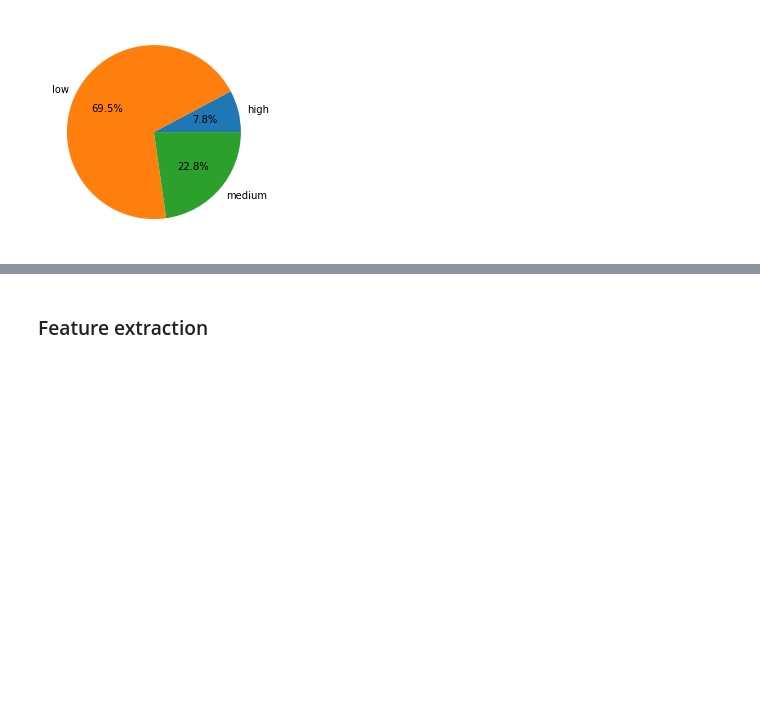
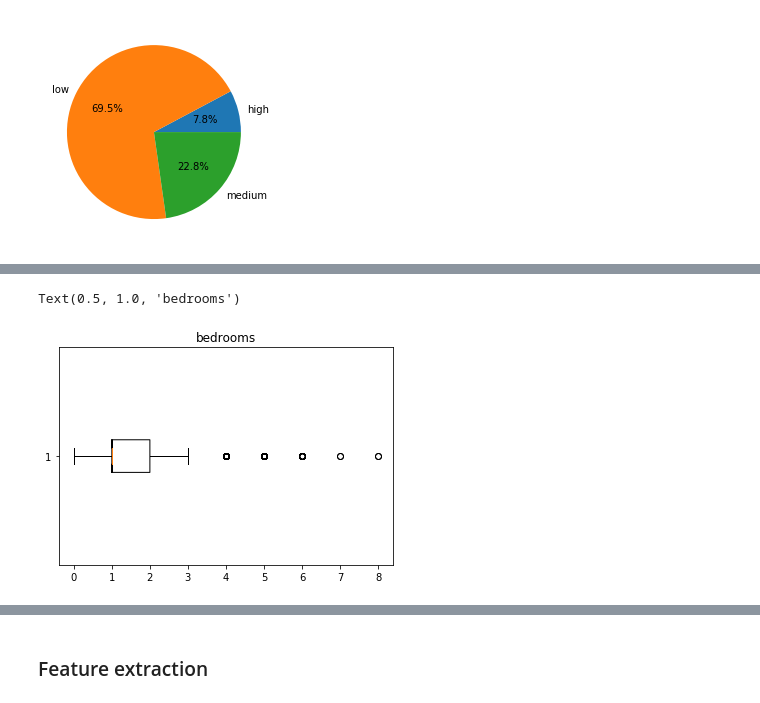
Before and after one commit to DekaiLin/cmpt459project, a Jupyter notebook: Milestone1/milestone1.ipynb, the cells around one changed output, grey strips where cells are left out. Drawn from its saved outputs; the diff is of its cells as text; code cells hidden in the pictures; blank space fills up the shorter version.

```diff
--- a/Milestone1/milestone1.ipynb
+++ b/Milestone1/milestone1.ipynb
@@ -107,0 +148,7 @@ plt.pie(level,autopct='%1.1f%%',labels = ['high','low','medium'])
+# %%
+bed_col = t['bedrooms']
+plt.boxplot(bed_col, notch=True, vert=False)
+plt.title('bedrooms')
+# %% [output]
+Text(0.5, 1.0, 'bedrooms')
+[figure, added]
```
Also changed, not shown: parts of 16 cells of this notebook, 1 other file.
